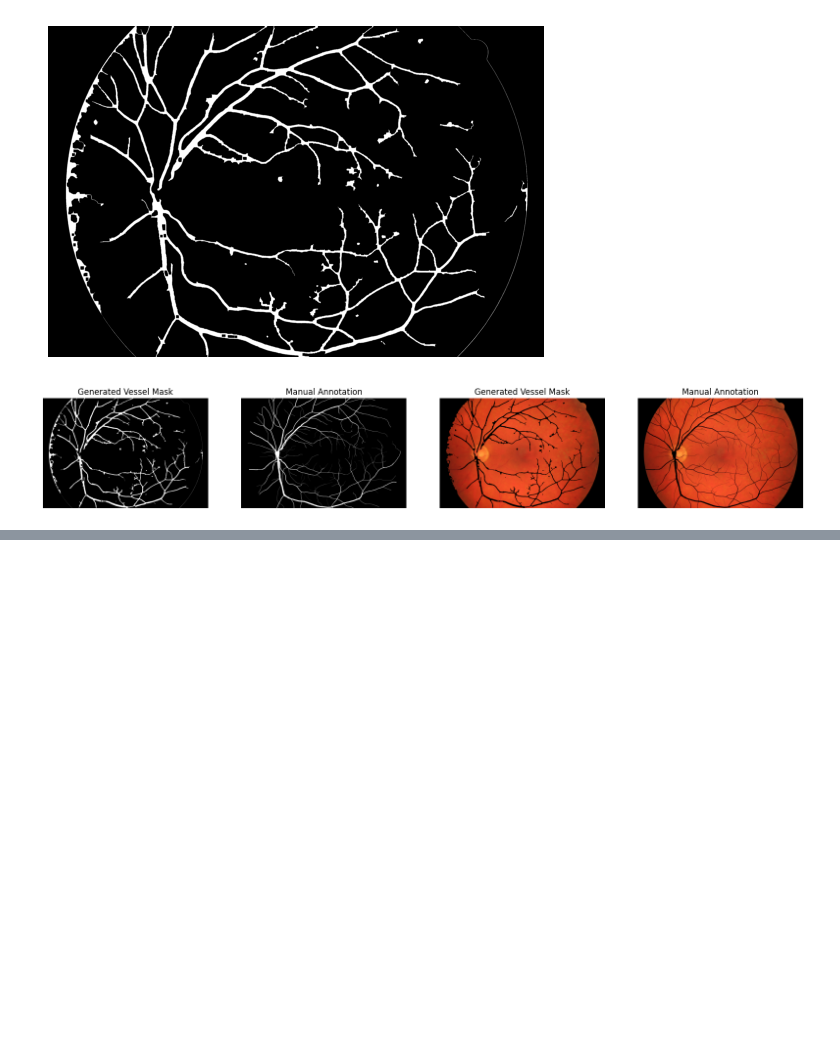
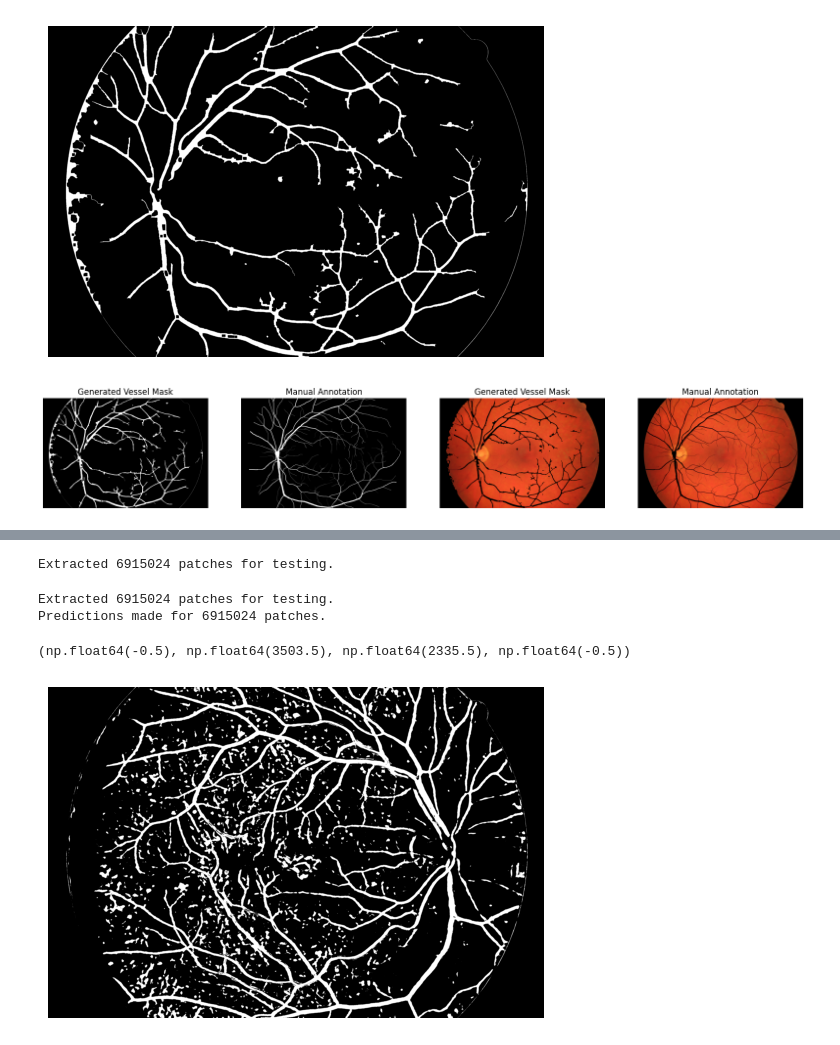
Before and after one commit to dysnomya/retinal-fundus-vessel-detection, a Jupyter notebook: dno_oka.ipynb, the cells around one changed output, grey strips where cells are left out. Drawn from its saved outputs; the diff is of its cells as text; code cells hidden in the pictures; blank space fills up the shorter version.

```diff
--- a/dno_oka.ipynb
+++ b/dno_oka.ipynb
@@ -113,6 +126,13 @@ plt.axis('off')
 # %% [output]
 (np.float64(-0.5), np.float64(3503.5), np.float64(2335.5), np.float64(-0.5))
 [figure]
+# %%
+def preprocess_image(image):
+    gc = set_green_channel(image)
+    denoise = denoise_image(gc)
+    equalized = apply_clahe(denoise)
+    blurred = apply_gausian_blur(equalized)
+    return blurred
 # %%
 frangi_img = frangi(equalized, sigmas=(1, 15), alpha=0.5, beta=0.5, gamma=15)
 
@@ -265,0 +227,2 @@ Mean (geometric): 0.3225
+# %%
+patch_size = 31
@@ -265,0 +310,43 @@ Mean (geometric): 0.3225
+# %%
+model = joblib.load('random_forest.pkl')
+
+image_path = 'images/02_dr.JPG'
+test_img = cv2.imread(image_path, cv2.IMREAD_COLOR_RGB)
+test_img = preprocess_image(test_img)
+
+mask = cv2.imread('mask/02_dr_mask.tif', cv2.IMREAD_GRAYSCALE)
+
+x_test, coords = extract_pixel_patches(test_img, mask)
+print(f"Extracted {len(x_test)} patches for testing.")
+
+predictions = model.predict(x_test)
+print(f"Predictions made for {len(predictions)} patches.")
+
+reconstructed_img = reconstruct_image(predictions, test_img.shape)
+plt.imshow(reconstructed_img, cmap='gray')
+plt.axis('off')
+# %% [output]
+Extracted 6915024 patches for testing.
+# %%
+model = joblib.load('random_forest.pkl')
+
+image_path = 'images/02_dr.JPG'
+test_img = cv2.imread(image_path, cv2.IMREAD_COLOR_RGB)
+test_img = preprocess_image(test_img)
+
+mask = cv2.imread('mask/02_dr_mask.tif', cv2.IMREAD_GRAYSCALE)
+
+x_test, coords = extract_pixel_patches(test_img, mask)
+print(f"Extracted {len(x_test)} patches for testing.")
+
+predictions = model.predict(x_test)
+print(f"Predictions made for {len(predictions)} patches.")
+
+reconstructed_img = reconstruct_image(predictions, test_img.shape)
+plt.imshow(reconstructed_img, cmap='gray')
+plt.axis('off')
+# %% [output]
+Extracted 6915024 patches for testing.
+Predictions made for 6915024 patches.
+(np.float64(-0.5), np.float64(3503.5), np.float64(2335.5), np.float64(-0.5))
+[figure, added]
```
Also changed, not shown: parts of 10 cells of this notebook.
